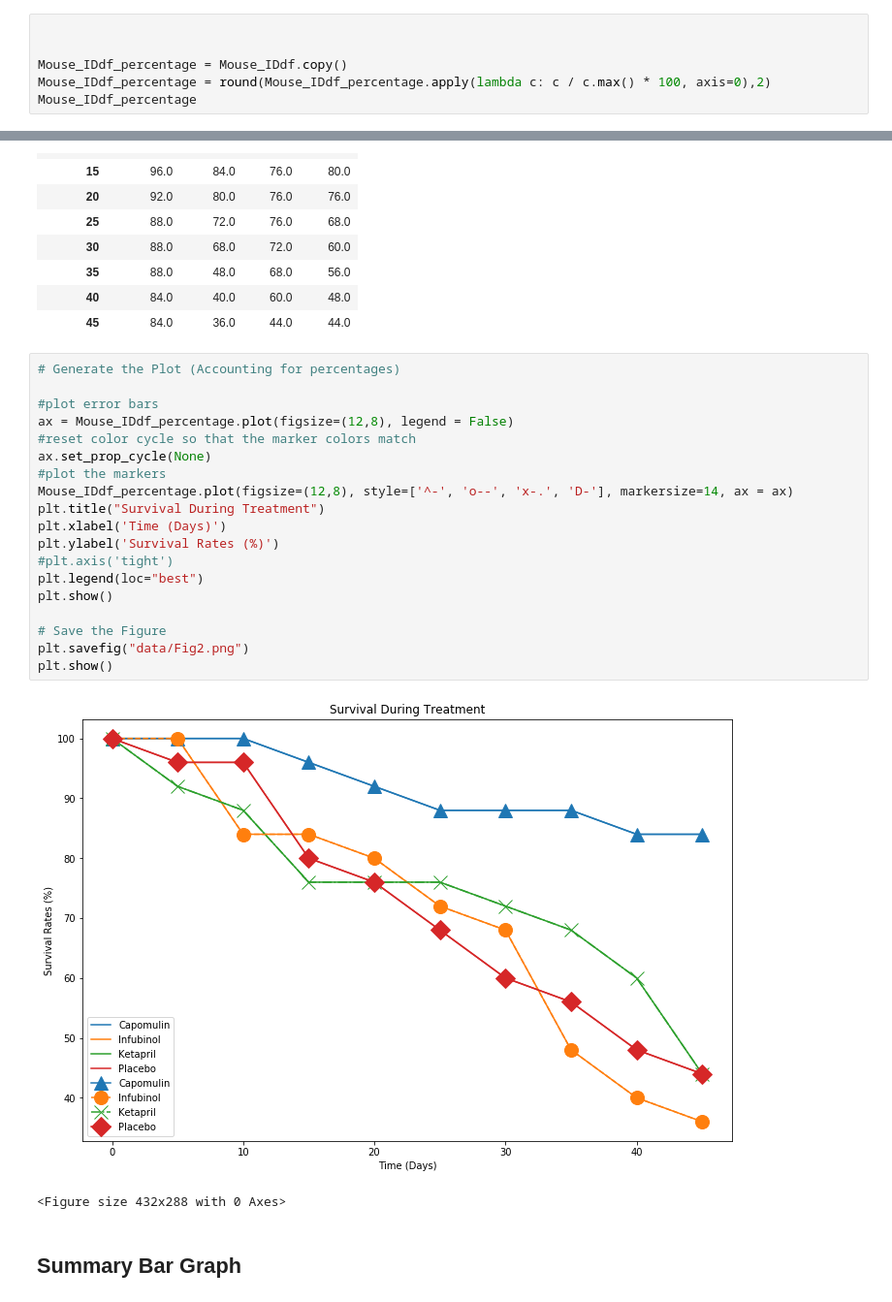
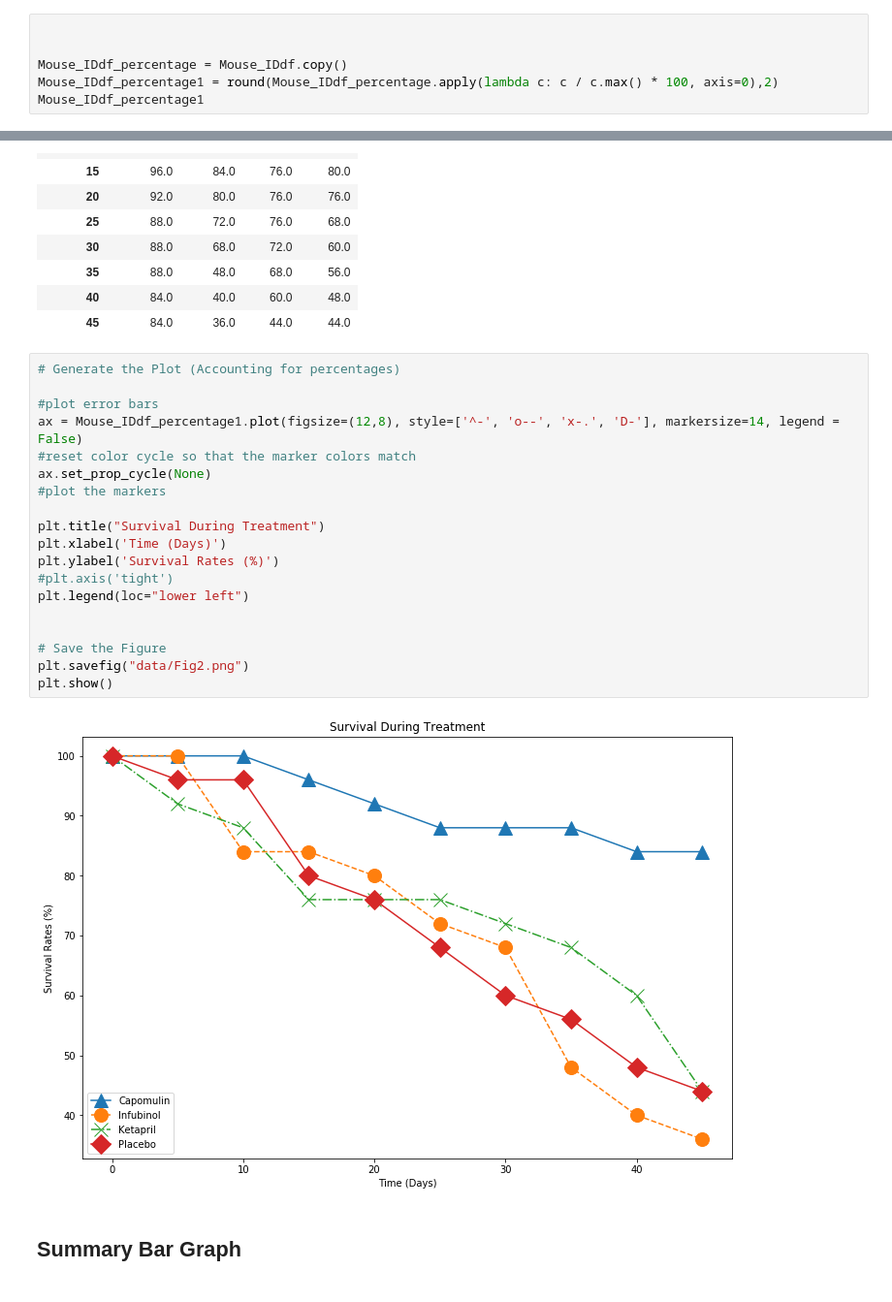
Before and after one commit to techsmj/Matplotlib, a Jupyter notebook: Pymaceuticals/pymaceuticals_starter.ipynb, the cells around one changed output, grey strips where cells are left out. Shown at 97% size. Drawn from its saved outputs; the diff is of its cells as text.

```diff
--- a/Pymaceuticals/pymaceuticals_starter.ipynb
+++ b/Pymaceuticals/pymaceuticals_starter.ipynb
@@ -343,8 +332,8 @@ Mouse_IDdf
 
 
 Mouse_IDdf_percentage = Mouse_IDdf.copy()
-Mouse_IDdf_percentage = round(Mouse_IDdf_percentage.apply(lambda c: c / c.max() * 100, axis=0),2)
-Mouse_IDdf_percentage
+Mouse_IDdf_percentage1 = round(Mouse_IDdf_percentage.apply(lambda c: c / c.max() * 100, axis=0),2)
+Mouse_IDdf_percentage1
 # %% [output]
 | Drug | Capomulin | Infubinol | Ketapril | Placebo |
 | Timepoint |  |  |  |  |
@@ -361,25 +350,24 @@ Mouse_IDdf_percentage
 # %%
 # Generate the Plot (Accounting for percentages)
 
 #plot error bars
-ax = Mouse_IDdf_percentage.plot(figsize=(12,8), legend = False)
+ax = Mouse_IDdf_percentage1.plot(figsize=(12,8), style=['^-', 'o--', 'x-.', 'D-'], markersize=14, legend = False)
 #reset color cycle so that the marker colors match
 ax.set_prop_cycle(None)
 #plot the markers
-Mouse_IDdf_percentage.plot(figsize=(12,8), style=['^-', 'o--', 'x-.', 'D-'], markersize=14, ax = ax)
+
 plt.title("Survival During Treatment")
 plt.xlabel('Time (Days)')
 plt.ylabel('Survival Rates (%)')
 #plt.axis('tight')
-plt.legend(loc="best")
-plt.show()
+plt.legend(loc="lower left")
+
 
 # Save the Figure
 plt.savefig("data/Fig2.png")
 plt.show()
 # %% [output]
-[figure, old version]
+[figure, new version]
-<Figure size 432x288 with 0 Axes>
 # %% [markdown]
 ## Summary Bar Graph
 # %%
```
Also changed, not shown: parts of 12 cells of this notebook, 2 other files.
